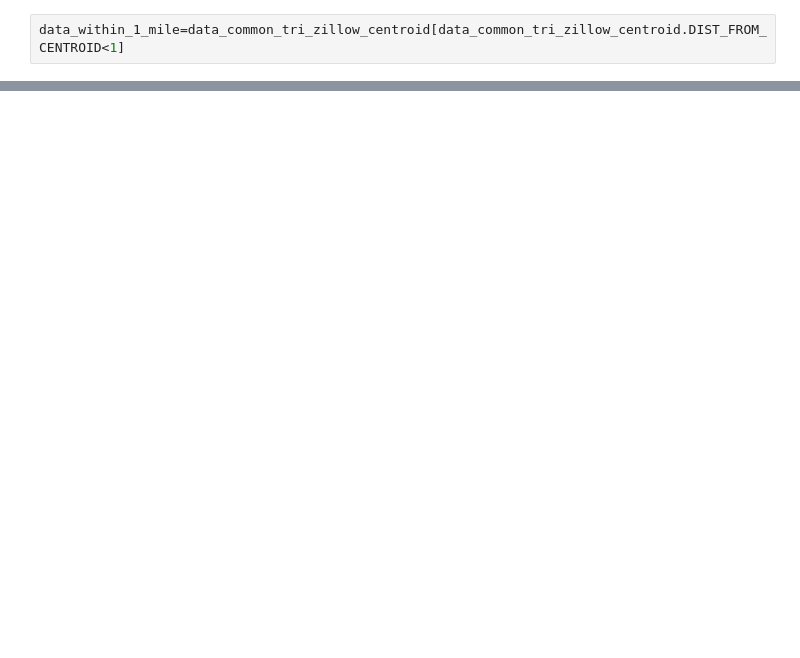
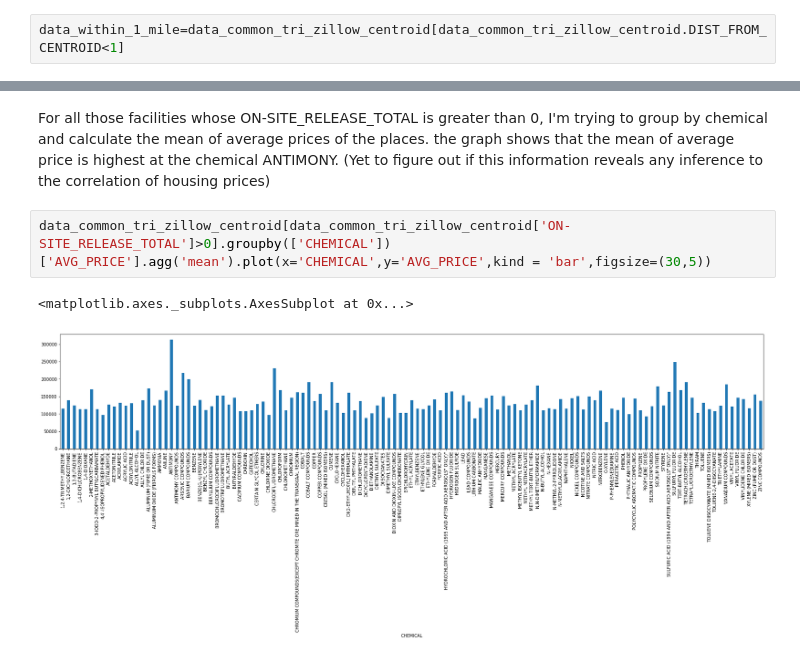
Before and after one commit to UNCG-CSE/Toxic-Crusaders, a Jupyter notebook: swetha/zillow-tri-centroid-data_analysis-allhomes.ipynb, the cells around one changed output, grey strips where cells are left out. Saved outputs shown, nothing was run; the diff lists cells and outputs as text; blank space fills up the shorter version.

```diff
--- a/swetha/zillow-tri-centroid-data_analysis-allhomes.ipynb
+++ b/swetha/zillow-tri-centroid-data_analysis-allhomes.ipynb
@@ -382,0 +150,7 @@ data_within_7_mile.groupby('INDUSTRY_SECTOR')['AVG_PRICE'].agg(['mean'],axis=1).
+# %% [markdown]
+For all those facilities whose ON-SITE_RELEASE_TOTAL is greater than 0, I'm trying to group by chemical and calculate the mean of average prices of the places. the graph shows that the mean of average price is highest at the chemical ANTIMONY. (Yet to figure out if this information reveals any inference to the correlation of housing prices)
+# %%
+data_common_tri_zillow_centroid[data_common_tri_zillow_centroid['ON-SITE_RELEASE_TOTAL']>0].groupby(['CHEMICAL'])['AVG_PRICE'].agg('mean').plot(x='CHEMICAL',y='AVG_PRICE',kind = 'bar',figsize=(30,5))
+# %% [output]
+<matplotlib.axes._subplots.AxesSubplot at 0x...>
+[figure, added]
```
Also changed, not shown: parts of 65 cells of this notebook, 2 other files.
